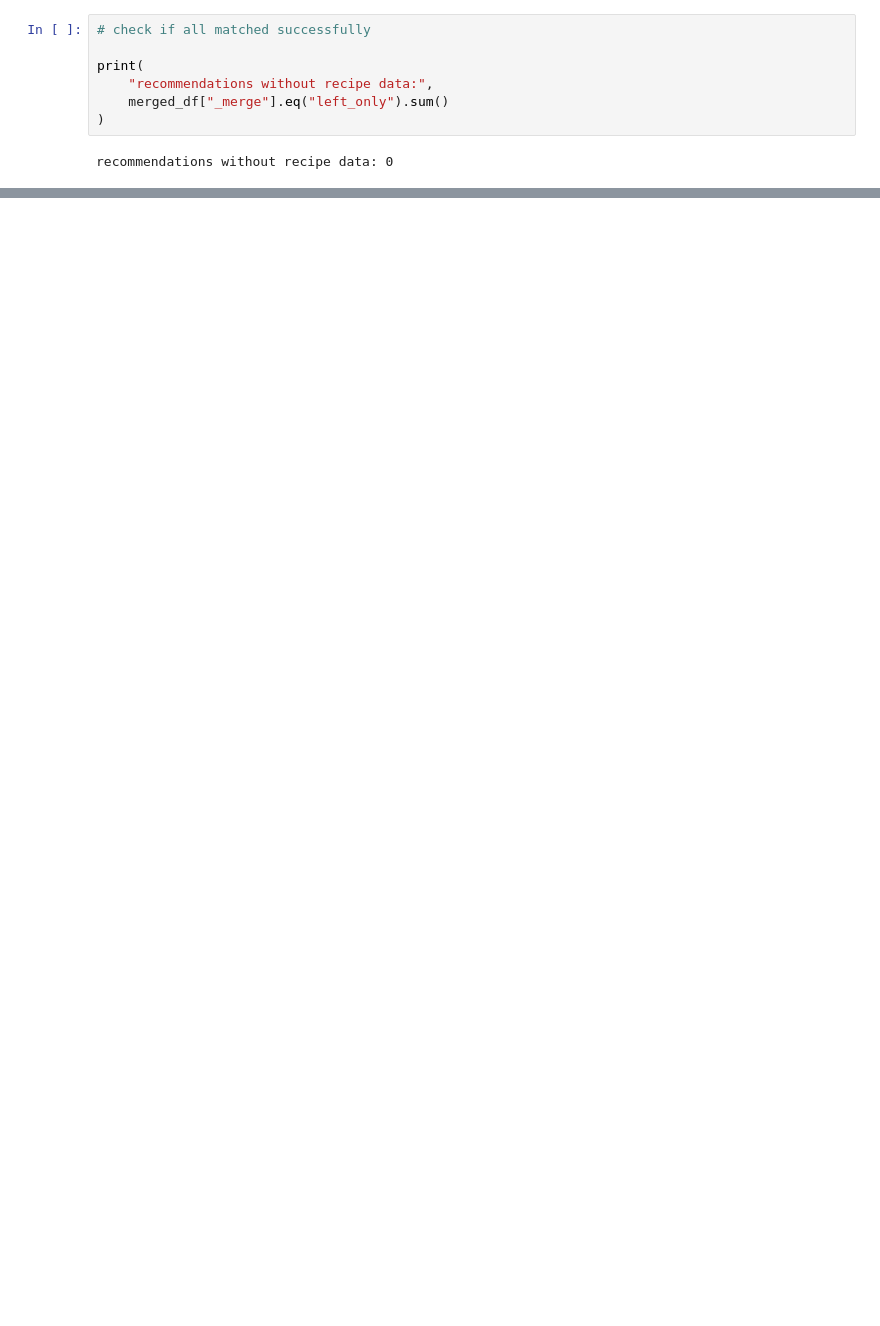
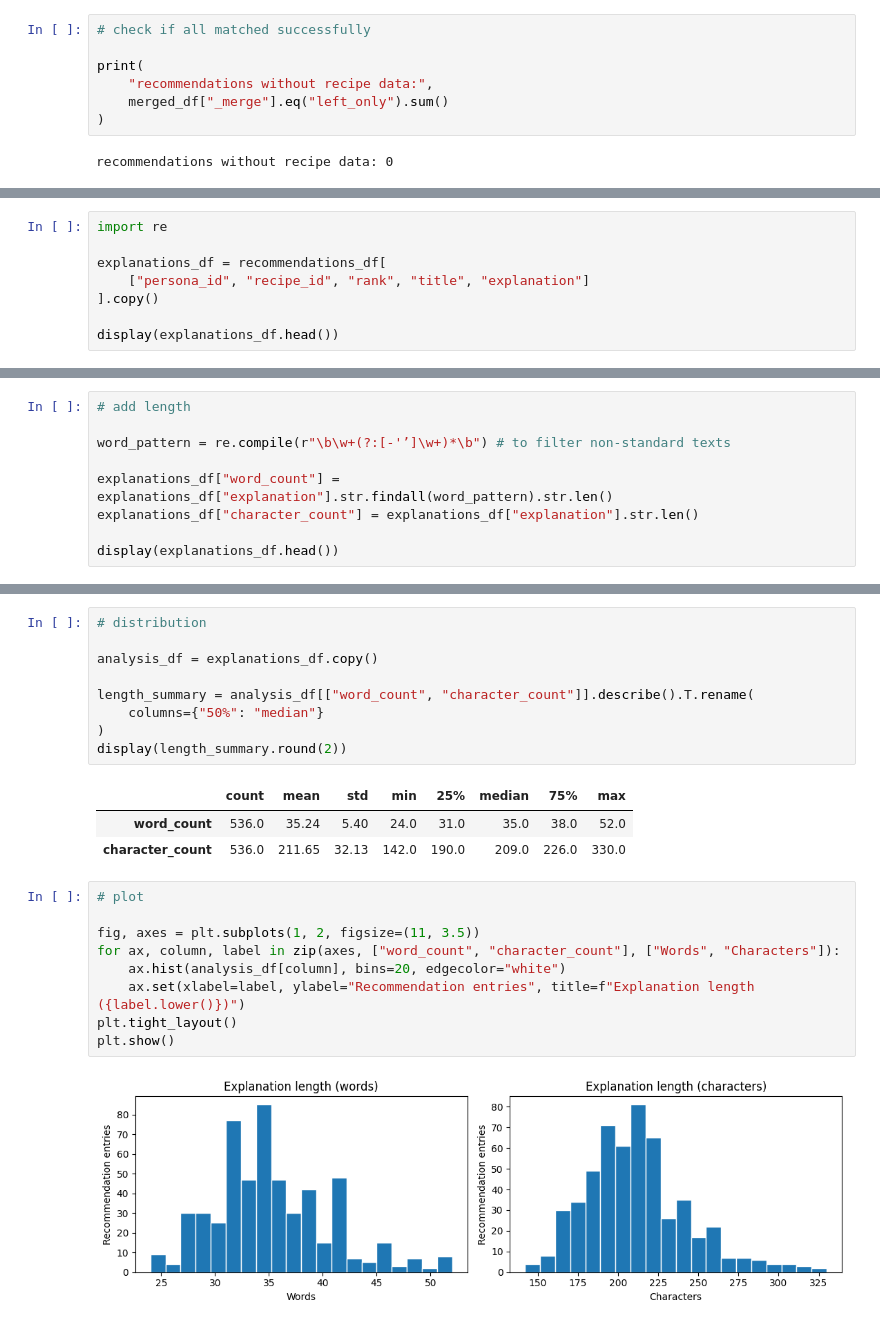
Before and after one commit to lay-animals-projects/food-recommender-evaluation, a Jupyter notebook: data_exploration.ipynb, the cells around one changed output, grey strips where cells are left out. Saved outputs shown, nothing was run; the diff lists cells and outputs as text; blank space fills up the shorter version.

```diff
--- a/data_exploration.ipynb
+++ b/data_exploration.ipynb
@@ -498,0 +501,8 @@ recommendations without recipe data: 0
+# %%
+import re
+
+explanations_df = recommendations_df[
+    ["persona_id", "recipe_id", "rank", "title", "explanation"]
+].copy()
+
+display(explanations_df.head())
@@ -498,0 +518,9 @@ recommendations without recipe data: 0
+# %%
+# add length
+
+word_pattern = re.compile(r"\b\w+(?:[-'’]\w+)*\b") # to filter non-standard texts
+
+explanations_df["word_count"] = explanations_df["explanation"].str.findall(word_pattern).str.len()
+explanations_df["character_count"] = explanations_df["explanation"].str.len()
+
+display(explanations_df.head())
@@ -498,0 +534,24 @@ recommendations without recipe data: 0
+# %%
+# distribution
+
+analysis_df = explanations_df.copy()
+
+length_summary = analysis_df[["word_count", "character_count"]].describe().T.rename(
+    columns={"50%": "median"}
+)
+display(length_summary.round(2))
+# %% [output]
+|  | count | mean | std | min | 25% | median | 75% | max |
+| word_count | 536.0 | 35.24 | 5.40 | 24.0 | 31.0 | 35.0 | 38.0 | 52.0 |
+| character_count | 536.0 | 211.65 | 32.13 | 142.0 | 190.0 | 209.0 | 226.0 | 330.0 |
+# %%
+# plot
+
+fig, axes = plt.subplots(1, 2, figsize=(11, 3.5))
+for ax, column, label in zip(axes, ["word_count", "character_count"], ["Words", "Characters"]):
+    ax.hist(analysis_df[column], bins=20, edgecolor="white")
+    ax.set(xlabel=label, ylabel="Recommendation entries", title=f"Explanation length ({label.lower()})")
+plt.tight_layout()
+plt.show()
+# %% [output]
+[figure, added]
```
Also changed, not shown: parts of 20 cells of this notebook.
